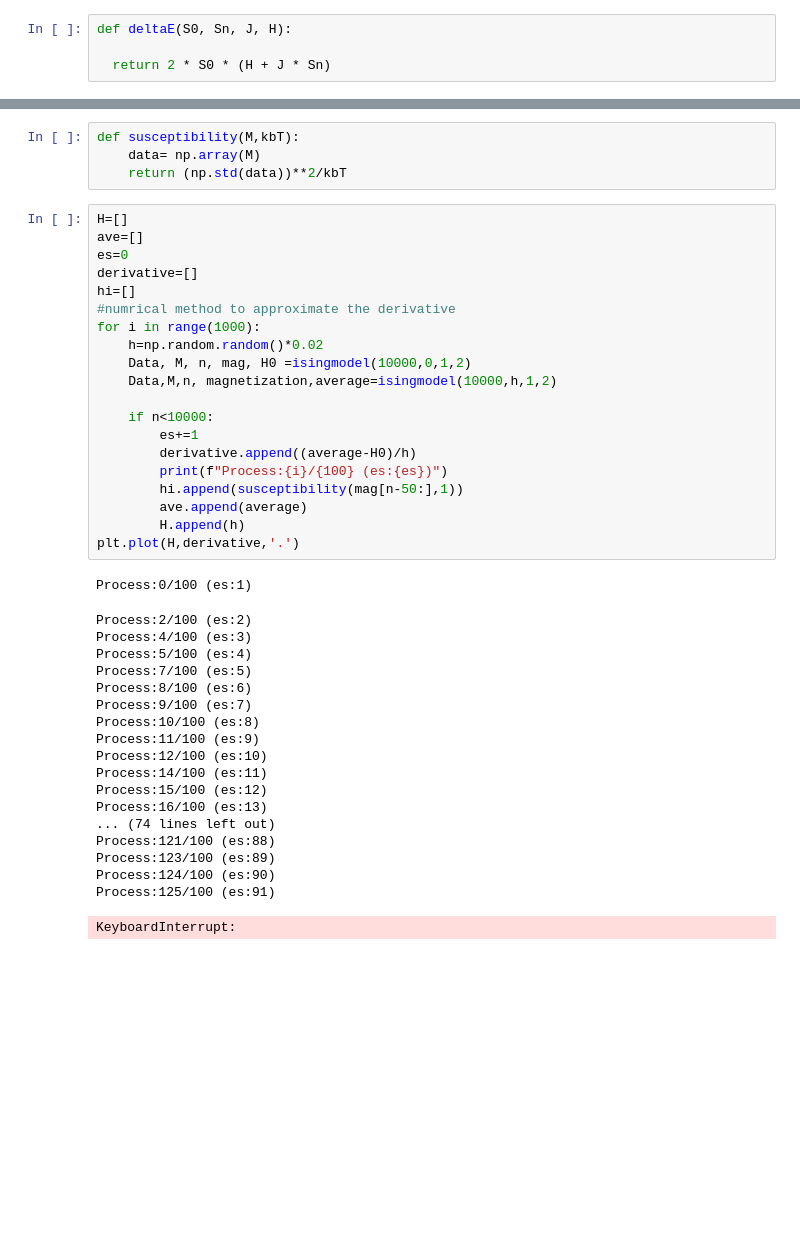
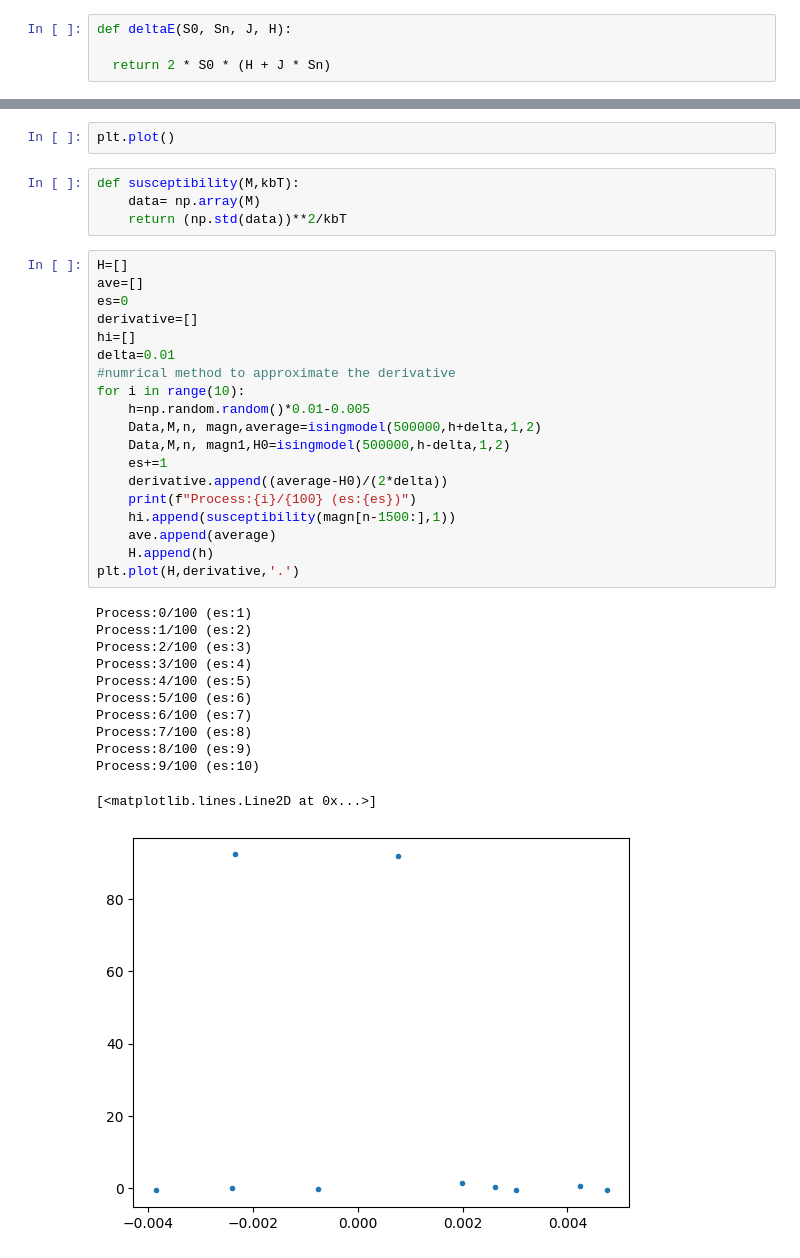
Before and after one commit to axelkat/statfmc, a Jupyter notebook: isingmodel.ipynb, the cells around one changed output, grey strips where cells are left out. Saved outputs shown, nothing was run; the diff lists cells and outputs as text; blank space fills up the shorter version.

```diff
--- a/isingmodel.ipynb
+++ b/isingmodel.ipynb
@@ -129,3 +154,5 @@ Process:99/100 (es:52)
+# %%
+plt.plot()
 # %%
 def susceptibility(M,kbT):
     data= np.array(M)
@@ -133,40 +160,32 @@ def susceptibility(M,kbT):
 # %%
 H=[]
 ave=[]
 es=0
 derivative=[]
 hi=[]
+delta=0.01
 #numrical method to approximate the derivative
-for i in range(1000):
-    h=np.random.random()*0.02
-    Data, M, n, mag, H0 =isingmodel(10000,0,1,2)
-    Data,M,n, magnetization,average=isingmodel(10000,h,1,2)
-
-    if n<10000:
-        es+=1
-        derivative.append((average-H0)/h)
-        print(f"Process:{i}/{100} (es:{es})")
-        hi.append(susceptibility(mag[n-50:],1))
-        ave.append(average)
-        H.append(h)
+for i in range(10):
+    h=np.random.random()*0.01-0.005
+    Data,M,n, magn,average=isingmodel(500000,h+delta,1,2)
+    Data,M,n, magn1,H0=isingmodel(500000,h-delta,1,2)
+    es+=1
+    derivative.append((average-H0)/(2*delta))
+    print(f"Process:{i}/{100} (es:{es})")
+    hi.append(susceptibility(magn[n-1500:],1))
+    ave.append(average)
+    H.append(h)
 plt.plot(H,derivative,'.')
 # %% [output]
 Process:0/100 (es:1)
+Process:1/100 (es:2)
+Process:2/100 (es:3)
+Process:3/100 (es:4)
+Process:4/100 (es:5)
+Process:5/100 (es:6)
+Process:6/100 (es:7)
+Process:7/100 (es:8)
+Process:8/100 (es:9)
+Process:9/100 (es:10)
-Process:2/100 (es:2)
-Process:4/100 (es:3)
-Process:5/100 (es:4)
-Process:7/100 (es:5)
-Process:8/100 (es:6)
-Process:9/100 (es:7)
-Process:10/100 (es:8)
-Process:11/100 (es:9)
-Process:12/100 (es:10)
-Process:14/100 (es:11)
-Process:15/100 (es:12)
-Process:16/100 (es:13)
-... (74 lines left out)
-Process:121/100 (es:88)
-Process:123/100 (es:89)
-Process:124/100 (es:90)
-Process:125/100 (es:91)
+[<matplotlib.lines.Line2D at 0x...>]
-KeyboardInterrupt:
+[figure, added]
```
Also changed, not shown: parts of 15 cells of this notebook.
